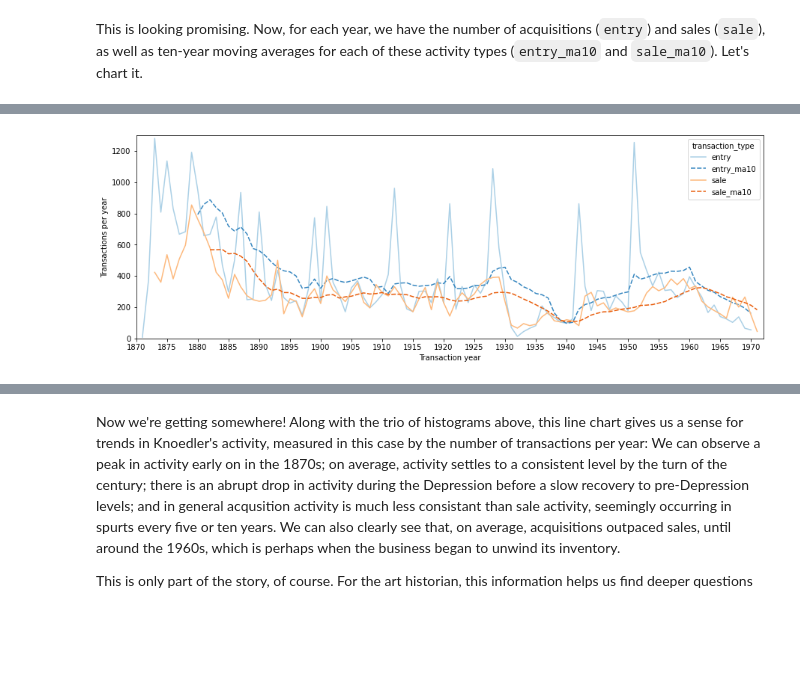
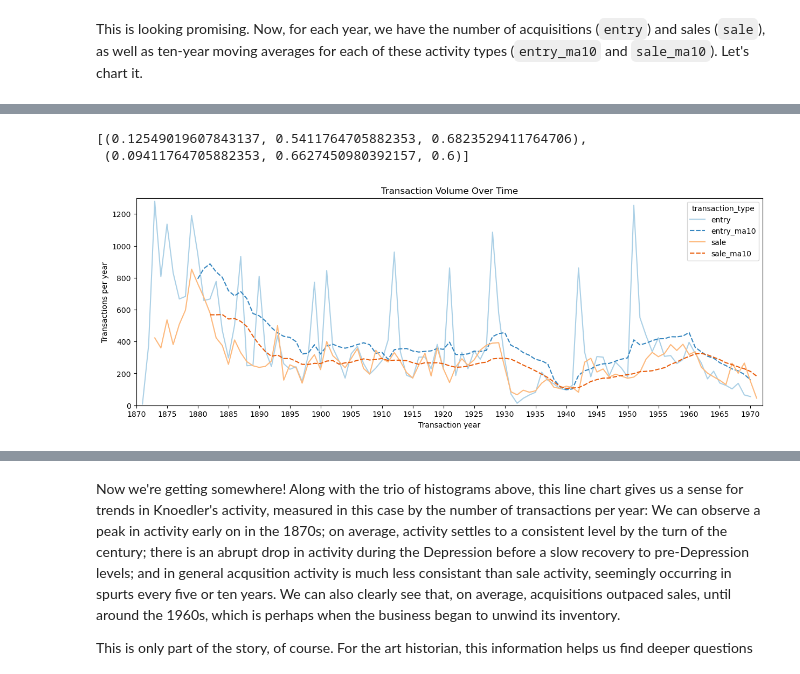
Before and after one commit to zrottman/data-exploration, a Jupyter notebook: knoedler/01_transaction-volume.ipynb, the cells around one changed output, grey strips where cells are left out. Cells and saved outputs as stored; diff of their text form; code cells hidden in the pictures; blank space fills up the shorter version.

```diff
--- a/knoedler/01_transaction-volume.ipynb
+++ b/knoedler/01_transaction-volume.ipynb
@@ -256,16 +292,26 @@ This is looking promising. Now, for each year, we have the number of acquisition
+# %%
+# Define custom palette
+colors = ['#208AAE', '#18A999']
+
+mypalette = sns.set_palette(sns.color_palette(colors))
+sns.color_palette(colors)
+# %% [output]
+[(0.12549019607843137, 0.5411764705882353, 0.6823529411764706),
+ (0.09411764705882353, 0.6627450980392157, 0.6)]
 # %%
 # Configure figure labels and axes
 plt.figure(figsize=(15,5))
+plt.title('Transaction Volume Over Time')
 plt.xlabel('Transaction year')
 plt.ylabel('Transactions per year')
 plt.ylim((0, 1300))
 plt.xlim((1870, 1972))
 plt.xticks(np.arange(1870, 1972, 5))
 
 # Chart acquisitions: per year and 10-year moving average (excluding the outlying 1985 transaction)
 sns.lineplot(data=activity_count[['entry', 'entry_ma10']][:-1], palette='Blues')
 
 # Chart sales: per year and 10-year moving average (excluding the outlying 1985 transaction)
 sns.lineplot(data=activity_count[['sale', 'sale_ma10']][:-1], palette='Oranges');
 # %% [output]
-[figure, old version]
+[figure, new version]
```
Also changed, not shown: parts of 9 cells of this notebook, 3 other files.
